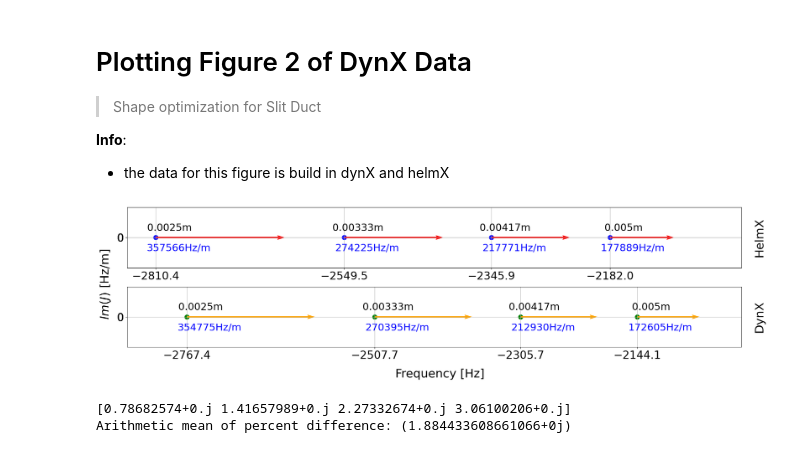
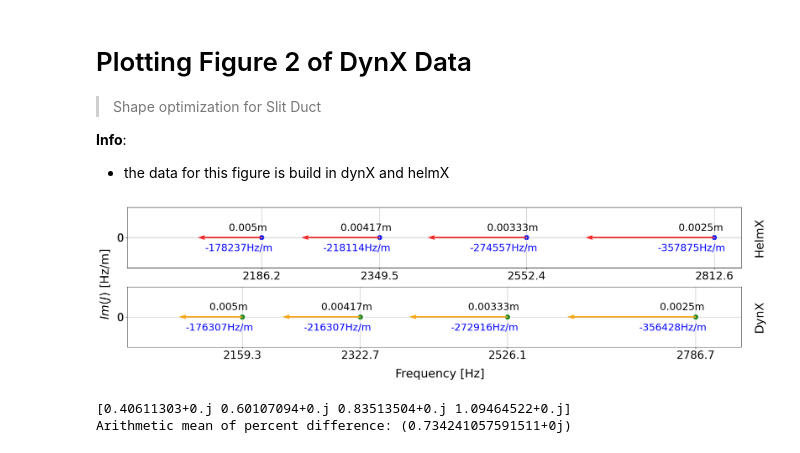
Before and after one commit to kspc0/helmholtz-x-TFD, a Jupyter notebook: Figures/dynxFigures/Dynx_Fig2.ipynb, the cells around one changed output. Cells and saved outputs as stored; diff of their text form; code cells hidden in the pictures.

```diff
--- a/Figures/dynxFigures/Dynx_Fig2.ipynb
+++ b/Figures/dynxFigures/Dynx_Fig2.ipynb
@@ -44,9 +44,9 @@ for line in lines[len(duct) + 2:]:  # Skip the first paragraph and the empty lin
 
 # transform the lists into numpy arrays to perform operations
 duct = np.array(duct)
-eigenvalues_helmX = np.array(eigenvalues_helmX)
+eigenvalues_helmX = np.array(eigenvalues_helmX)*-1 # multiply by -1 so we assume the same laplace transform approach for both models
 eigenvalues_dynX = np.array(eigenvalues_dynX)
-helmx = np.array(helmx)
+helmx = np.array(helmx)*-1
 dynx = np.array(dynx)
 
 # Create a figure with a single subplot
@@ -61,20 +61,20 @@ line2 = ax2.scatter(eigenvalues_dynX.real, eigenvalues_dynX.imag-offset, s=100 ,
 # # Add labels to each point
 for i, txt in enumerate(duct):
     ax1.annotate(f'{txt}m', (eigenvalues_helmX[i].real, eigenvalues_helmX[i].imag), fontsize=22,
-                 textcoords="offset points", xytext=(30,15), ha='center')
+                 textcoords="offset points", xytext=(-30,15), ha='center')
 # # Add labels to each point
 for i, txt in enumerate(duct):
     ax2.annotate(f'{txt}m', (eigenvalues_dynX[i].real, eigenvalues_dynX[i].imag), fontsize=22,
-                 textcoords="offset points", xytext=(30,15), ha='center')
+                 textcoords="offset points", xytext=(-30,15), ha='center')
 
 
 for i, num in enumerate(helmx.real):
     ax1.annotate(f'{num:.0f}Hz/m', (eigenvalues_helmX[i].real, eigenvalues_helmX[i].imag), fontsize=22,
-                 textcoords="offset points", xytext=(50,-30), ha='center', color='blue')
+                 textcoords="offset points", xytext=(-50,-30), ha='center', color='blue')
 
 for i, num in enumerate(dynx.real):
     ax2.annotate(f'{num:.0f}Hz/m', (eigenvalues_dynX[i].real, eigenvalues_dynX[i].imag), fontsize=22,
-                 textcoords="offset points", xytext=(50,-30), ha='center', color='blue')
+                 textcoords="offset points", xytext=(-50,-30), ha='center', color='blue')
 
 
 
@@ -93,9 +93,9 @@ for i in range(len(eigenvalues_dynX)):
     #ax.arrow(eigenvalues[i].real, eigenvalues[i].imag, discrete[i].real/scale, discrete[i].imag/scale, head_width=0.01, head_length=1)
 
 ax1.set_ylim(-0.5, 0.5)
-ax1.set_xlim(-2850, -2000)
+ax1.set_xlim(2000, 2850)
 ax2.set_ylim(-0.5, 0.5)
-ax2.set_xlim(-2850, -2000)
+ax2.set_xlim(2000, 2850)
 
 # Set the fontsize of the tick labels
 # Set the fontsize of the tick labels for both axes
@@ -110,33 +110,33 @@ ax1.grid(True, which='both', axis='both')
 ax2.set_xticks(eigenvalues_dynX.real)
 ax2.set_yticks(eigenvalues_dynX.imag - offset)
 ax2.grid(True, which='both', axis='both')
 
 # Set shared x and y axis labels for the whole figure
 fig.text(0.5, -0.05, r'Frequency [Hz]', ha='center', va='center', fontsize=26)
 fig.text(-0.01, 0.5, r'$Im(J)$ [Hz/m]', ha='center', va='center', rotation='vertical', fontsize=26)
 
 # Set the x and y ticks to only the data points for ax2
 ax2.set_xticks(eigenvalues_dynX.real)
 ax2.set_yticks(eigenvalues_dynX.imag - offset)
 ax2.grid(True, which='both', axis='both')
 
 plt.subplots_adjust(hspace=0.4)  # increase horizontal space between subplots
 # Add subplot headings on the right side
 ax1.text(1.02, 0.5, 'HelmX', transform=ax1.transAxes, fontsize=26, va='center', ha='left', rotation=90)
 ax2.text(1.02, 0.5, 'DynX', transform=ax2.transAxes, fontsize=26, va='center', ha='left', rotation=90)
 
 # Adjust layout
 plt.tight_layout()
 plt.show()
 # Compute the arithmetic mean of the percentage difference between helmx and dynx
 percent_diff = (helmx/dynx)*100 - 100
 print(percent_diff)
 print("Arithmetic mean of percent difference:", np.mean(percent_diff))
 
 # Save the figure to the 'Images/' folder
 os.makedirs(parent_path+ 'Images/', exist_ok=True)
 fig.savefig(os.path.join(parent_path, 'Images/', 'Fig2Dynx.png'), bbox_inches='tight')
 # %% [output]
-[figure, old version]
+[figure, new version]
-[0.78682574+0.j 1.41657989+0.j 2.27332674+0.j 3.06100206+0.j]
-Arithmetic mean of percent difference: (1.884433608661066+0j)
+[0.40611303+0.j 0.60107094+0.j 0.83513504+0.j 1.09464522+0.j]
+Arithmetic mean of percent difference: (0.734241057591511+0j)
```
Also changed, not shown: 4 other files.
